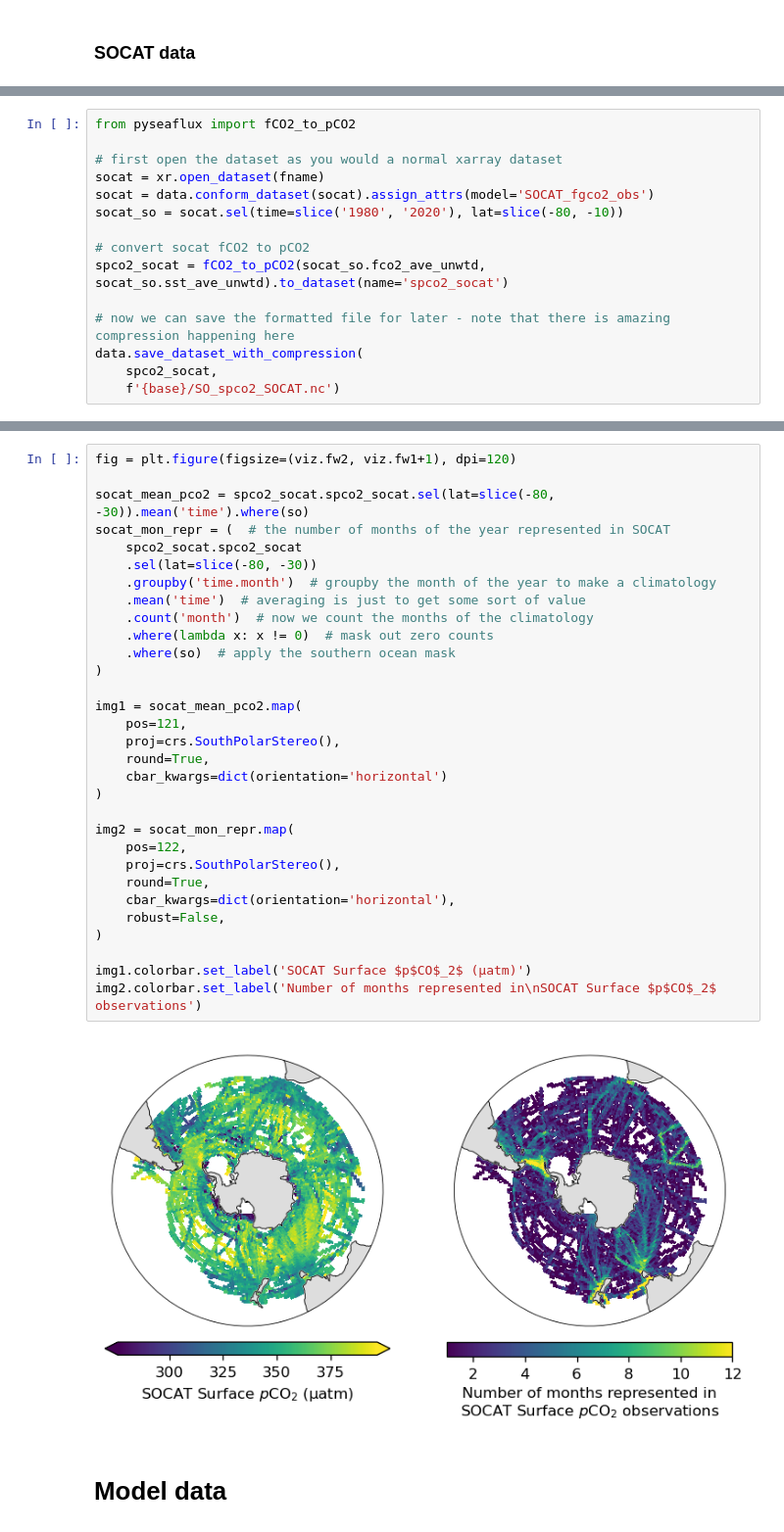
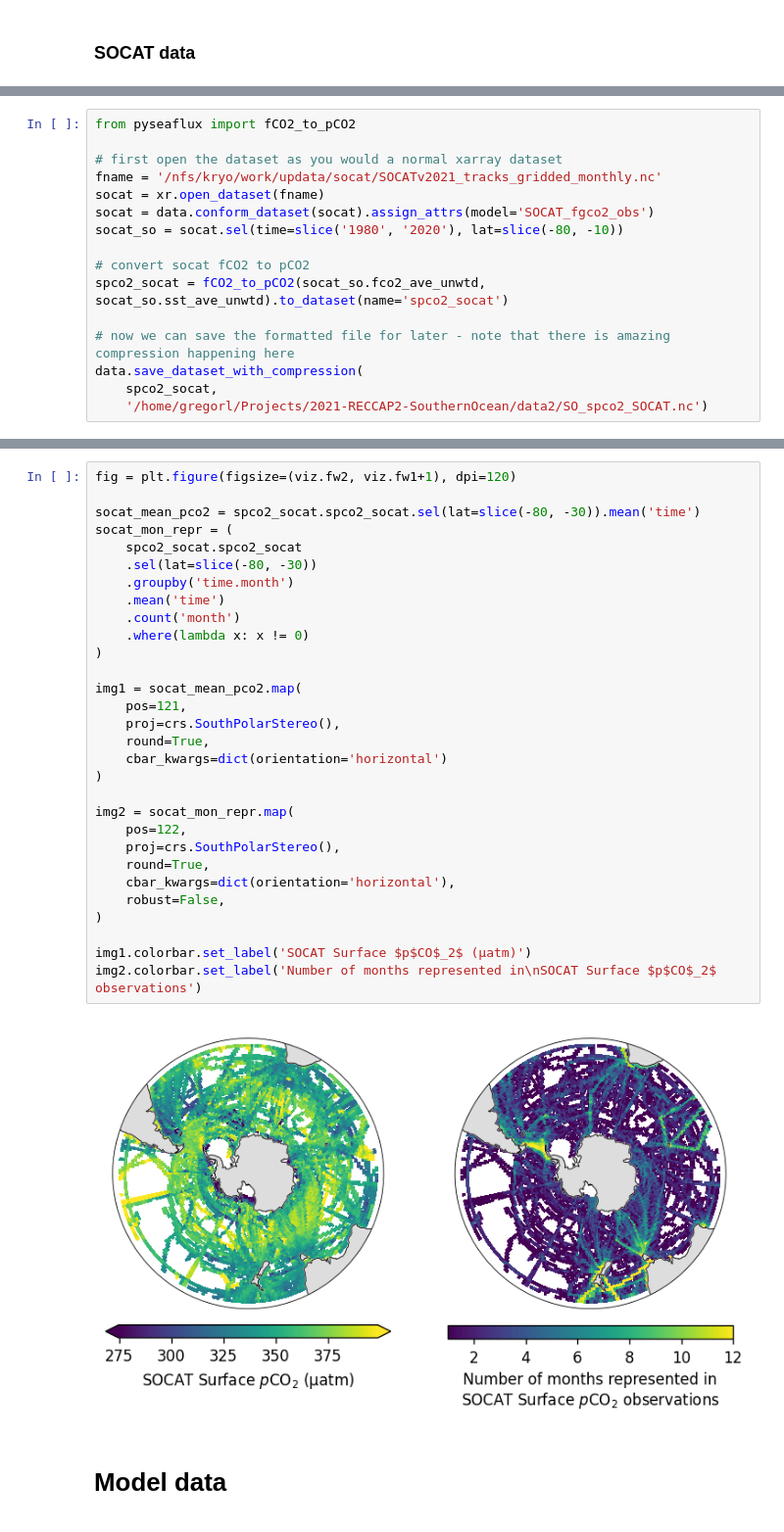
Before and after one commit to RECCAP2-ocean/R2-scripts, a Jupyter notebook: notebooks/python_workflow_example.ipynb, the cells around one changed output, grey strips where cells are left out. Shown at 98% size. Drawn from its saved outputs; the diff is of its cells as text.

```diff
--- a/notebooks/python_workflow_example.ipynb
+++ b/notebooks/python_workflow_example.ipynb
@@ -168,6 +165,7 @@ fname = data.download("https://www.socat.info/socat_files/v2021/SOCATv2021_track
 from pyseaflux import fCO2_to_pCO2
 
 # first open the dataset as you would a normal xarray dataset
+fname = '/nfs/kryo/work/updata/socat/SOCATv2021_tracks_gridded_monthly.nc'
 socat = xr.open_dataset(fname)
 socat = data.conform_dataset(socat).assign_attrs(model='SOCAT_fgco2_obs')
 socat_so = socat.sel(time=slice('1980', '2020'), lat=slice(-80, -10))
@@ -178,4 +176,4 @@ spco2_socat = fCO2_to_pCO2(socat_so.fco2_ave_unwtd, socat_so.sst_ave_unwtd).to_d
 # now we can save the formatted file for later - note that there is amazing compression happening here
 data.save_dataset_with_compression(
     spco2_socat,
-    f'{base}/SO_spco2_SOCAT.nc')
+    '/home/gregorl/Projects/2021-RECCAP2-SouthernOcean/data2/SO_spco2_SOCAT.nc')
@@ -186,36 +185,35 @@ so = data.regions.southern != 0
 # %%
 fig = plt.figure(figsize=(viz.fw2, viz.fw1+1), dpi=120)
 
-socat_mean_pco2 = spco2_socat.spco2_socat.sel(lat=slice(-80, -30)).mean('time').where(so)
-socat_mon_repr = (  # the number of months of the year represented in SOCAT
+socat_mean_pco2 = spco2_socat.spco2_socat.sel(lat=slice(-80, -30)).mean('time')
+socat_mon_repr = (
     spco2_socat.spco2_socat
     .sel(lat=slice(-80, -30))
-    .groupby('time.month')  # groupby the month of the year to make a climatology
-    .mean('time')  # averaging is just to get some sort of value
-    .count('month')  # now we count the months of the climatology
-    .where(lambda x: x != 0)  # mask out zero counts
-    .where(so)  # apply the southern ocean mask
+    .groupby('time.month')
+    .mean('time')
+    .count('month')
+    .where(lambda x: x != 0)
 )
 
 img1 = socat_mean_pco2.map(
     pos=121,
     proj=crs.SouthPolarStereo(),
     round=True,
     cbar_kwargs=dict(orientation='horizontal')
 )
 
 img2 = socat_mon_repr.map(
     pos=122,
     proj=crs.SouthPolarStereo(),
     round=True,
     cbar_kwargs=dict(orientation='horizontal'),
     robust=False,
 )
 
 img1.colorbar.set_label('SOCAT Surface $p$CO$_2$ (µatm)')
 img2.colorbar.set_label('Number of months represented in\nSOCAT Surface $p$CO$_2$ observations')
 # %% [output]
-[figure, old version]
+[figure, new version]
 # %% [markdown]
 # Model data
 # %% [markdown]
```
Also changed, not shown: parts of 10 cells of this notebook, 3 other files.
